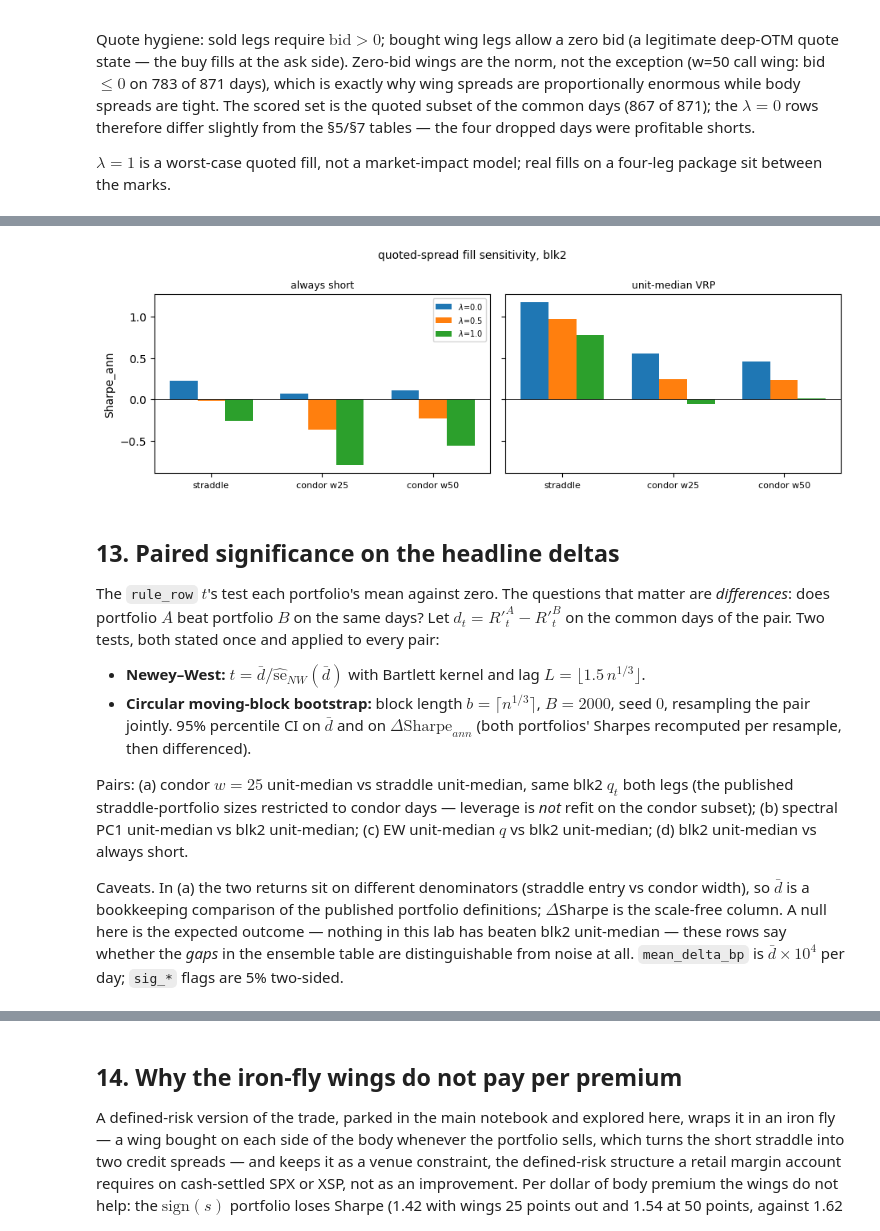
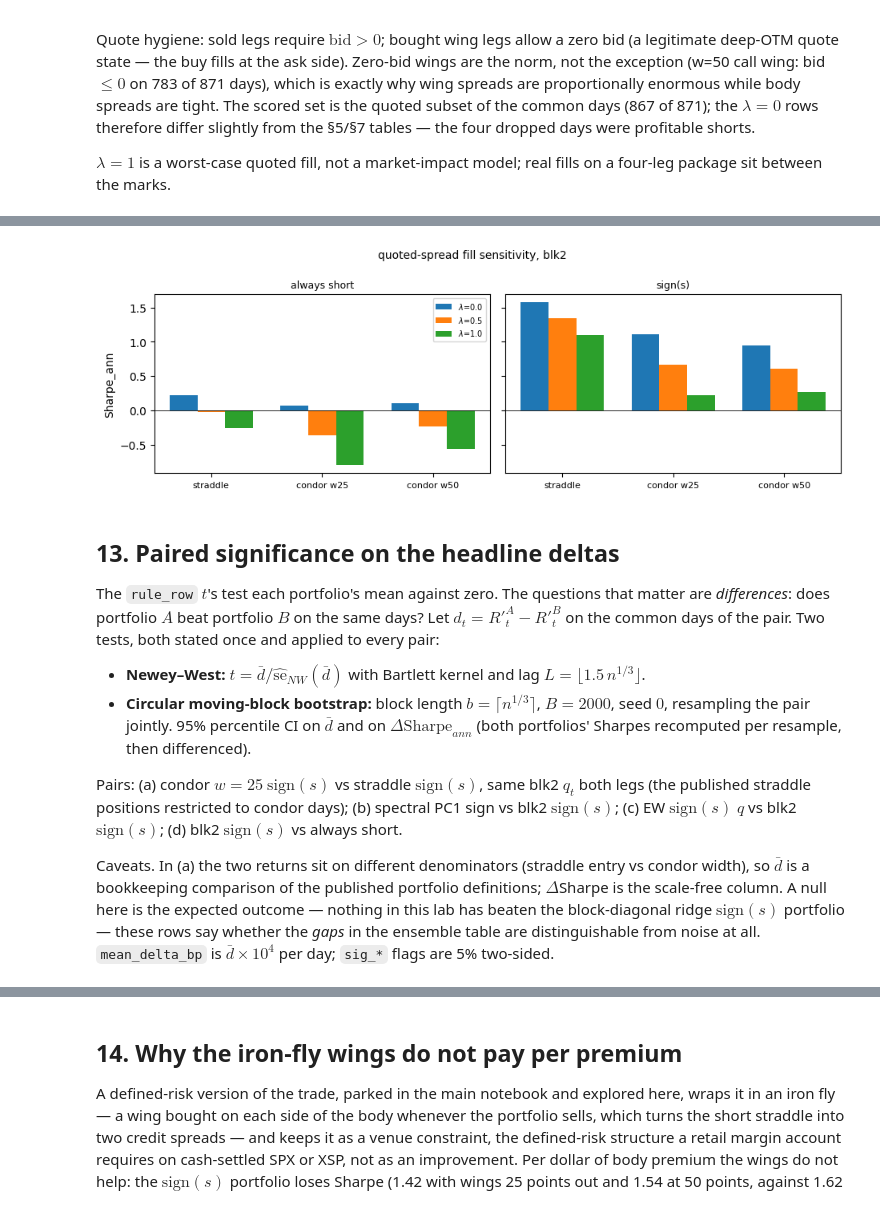
Before and after one commit to jamesdchen/harxhar-clean, a Jupyter notebook: notebooks/atm_straddle_experimental.ipynb, the cells around one changed output, grey strips where cells are left out. Drawn from its saved outputs; the diff is of its cells as text; code cells hidden in the pictures.

```diff
--- a/notebooks/atm_straddle_experimental.ipynb
+++ b/notebooks/atm_straddle_experimental.ipynb
@@ -1129,10 +1107,10 @@ display(fig)
 plt.close(fig)
 
 fig, ax = plt.subplots(figsize=(11, 3.4))
-ax.plot(joint, strad_um.loc[joint].cumsum().values, label="straddle unit-median", lw=1.2)
+ax.plot(joint, strad_sg.loc[joint].cumsum().values, label="straddle sign(s)", lw=1.2)
 for w in ics:
-    ax.plot(joint, cond_um[w].loc[joint].cumsum().values, label=f"IC unit-median w={int(w)}", lw=1.1)
-ax.set_title("non-compounded cumulative $R'$ — unit-median, blk2, joint days")
+    ax.plot(joint, cond_sg[w].loc[joint].cumsum().values, label=f"IC sign(s) w={int(w)}", lw=1.1)
+ax.set_title("non-compounded cumulative $R'$ — sign(s), blk2, joint days")
 ax.legend(fontsize=8)
 fig.tight_layout()
 fig.savefig(OUT / "condor_lab_cum.png", dpi=120, bbox_inches="tight")
@@ -1203,7 +1181,7 @@ def score_ic(body, width, label):
     ic["R_long_ic"] = (ic["exit_ic"] - ic["entry_ic"]) / ic["width"]
     return ic.set_index("day").sort_index()
 
-RULES = ["always short", "sign(s)", "unit-median VRP"]
+RULES = ["always short", "sign(s)"]
 KEEP = ["n", "mean", "t_mean", "Sharpe_ann", "pct_buy"]
 sg_tabs, sg_frames = {}, {}
 for label, body in (("straddle", body_straddle), ("strangle", body_strangle)):
@@ -1247,7 +1227,7 @@ side_rows, side_cum = {}, {}
 for label in ("straddle", "strangle"):
     joined, sizes, common_ic = sg_frames[(label, 25)]
     j = joined.loc[common_ic].copy()
-    q = sizes["unit-median VRP"].loc[common_ic]
+    q = sizes["sign(s)"].loc[common_ic]
     j["R_call"] = ((j["pay_c"] - j["pay_c_wing"]) - (j["mid_c"].astype(float) - j["mid_c_wing"])) / j["width"]
     j["R_put"] = ((j["pay_p"] - j["pay_p_wing"]) - (j["mid_p"].astype(float) - j["mid_p_wing"])) / j["width"]
     assert (j["R_call"] + j["R_put"] - j["R_long_ic"]).abs().max() < 1e-10
@@ -1266,7 +1246,7 @@ for label in ("straddle", "strangle"):
             }
 side_tab = pd.DataFrame(side_rows).T
 side_tab.index.names = ["body", "side", "scope"]
-print("per-side attribution, w=25, unit-median R'")
+print("per-side attribution, w=25, sign(s) R'")
 print(side_tab.to_string())
 side_tab.to_csv(OUT / "condor_lab_strangle_per_side_w25.csv")
 
@@ -1275,7 +1255,7 @@ for (label, side), cum in side_cum.items():
     ax.plot(cum.index, cum.values, lw=1.1,
             label=f"{label} {side.replace('R_', '')} side")
 ax.axhline(0, color="k", lw=0.6)
-ax.set_title("cumulative per-side $R'$, unit-median, $w=25$ (non-compounded)")
+ax.set_title("cumulative per-side $R'$, sign(s), $w=25$ (non-compounded)")
 ax.legend(fontsize=8)
 fig.tight_layout()
 fig.savefig(OUT / "condor_lab_strangle.png", dpi=120, bbox_inches="tight")
@@ -1324,10 +1303,9 @@ these tables.
 qs = {
     "mean-s then sign": np.sign(sig.mean(axis=1)).replace(0.0, -1.0),
     "majority vote": np.sign(pos.sum(axis=1)).replace(0.0, -1.0),
-    "EW unit-median q": um.mean(axis=1),
+    "EW sign(s) q": pos.mean(axis=1),
     "spectral PC1 sign": q_pc1,
-    "spectral PC1 unit-median": q_pc1_um,
-    "blk2 unit-median": blk_sizes["unit-median VRP"].loc[common],
+    "blk2 sign(s)": blk_sizes["sign(s)"].loc[common],
     "blk2 always short": pd.Series(-1.0, index=common),
 }
 body = atm.reset_index()
@@ -1430,7 +1408,7 @@ def _tc_hygiene(df, b, a, label, sold):
 
 px = books["blk2"]
 tc_sizes = asl.rule_sizes(px)
-TC_RULES = ["always short", "unit-median VRP"]
+TC_RULES = ["always short", "sign(s)"]
 TC_LAMS = [0.0, 0.5, 1.0]
 
 ok_c = _tc_hygiene(px, "bid_c", "ask_c", "body call", sold=True)
@@ -1529,10 +1507,10 @@ lam=1.0 always short     867.000000 -0.019103 -0.480457   -0.259027
 width 25.0: days with both wings 1291 / body 1291
 ... (35 lines left out)
 wing call w25    1.000000
 wing put w25     0.500000
 wing call w50    2.000000
 wing put w50     2.000000
-[figure, old version]
+[figure, new version]
 # %% [markdown]
 ## 13. Paired significance on the headline deltas
 
@@ -1549,17 +1527,17 @@ Two tests, both stated once and applied to every pair:
   $\Delta\mathrm{Sharpe}_{ann}$ (both portfolios' Sharpes recomputed per
   resample, then differenced).
 
-Pairs: (a) condor $w{=}25$ unit-median vs straddle unit-median, same
-blk2 $q_t$ both legs (the published straddle-portfolio sizes restricted to
-condor days — leverage is *not* refit on the condor subset); (b)
-spectral PC1 unit-median vs blk2 unit-median; (c) EW unit-median $q$
-vs blk2 unit-median; (d) blk2 unit-median vs always short.
+Pairs: (a) condor $w{=}25$ $\mathrm{sign}(s)$ vs straddle
+$\mathrm{sign}(s)$, same blk2 $q_t$ both legs (the published straddle
+positions restricted to condor days); (b) spectral PC1 sign vs blk2
+$\mathrm{sign}(s)$; (c) EW $\mathrm{sign}(s)$ $q$ vs blk2
+$\mathrm{sign}(s)$; (d) blk2 $\mathrm{sign}(s)$ vs always short.
 
 Caveats. In (a) the two returns sit on different denominators
 (straddle entry vs condor width), so $\bar d$ is a bookkeeping
 comparison of the published portfolio definitions; $\Delta$Sharpe is the
 scale-free column. A null here is the expected outcome — nothing in
-this lab has beaten blk2 unit-median — these rows say whether the
+this lab has beaten the block-diagonal ridge $\mathrm{sign}(s)$ portfolio — these rows say whether the
 *gaps* in the ensemble table are distinguishable from noise at all.
 `mean_delta_bp` is $\bar d\times 10^4$ per day; `sig_*` flags are 5%
 two-sided.
```
Also changed, not shown: parts of 23 cells of this notebook, 56 other files.
